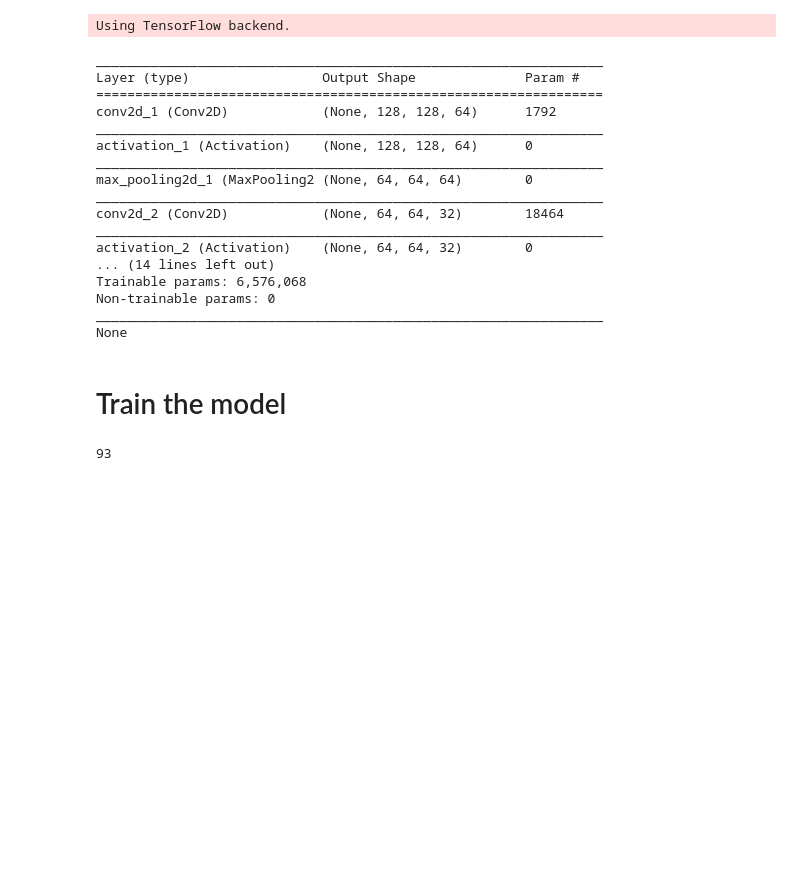
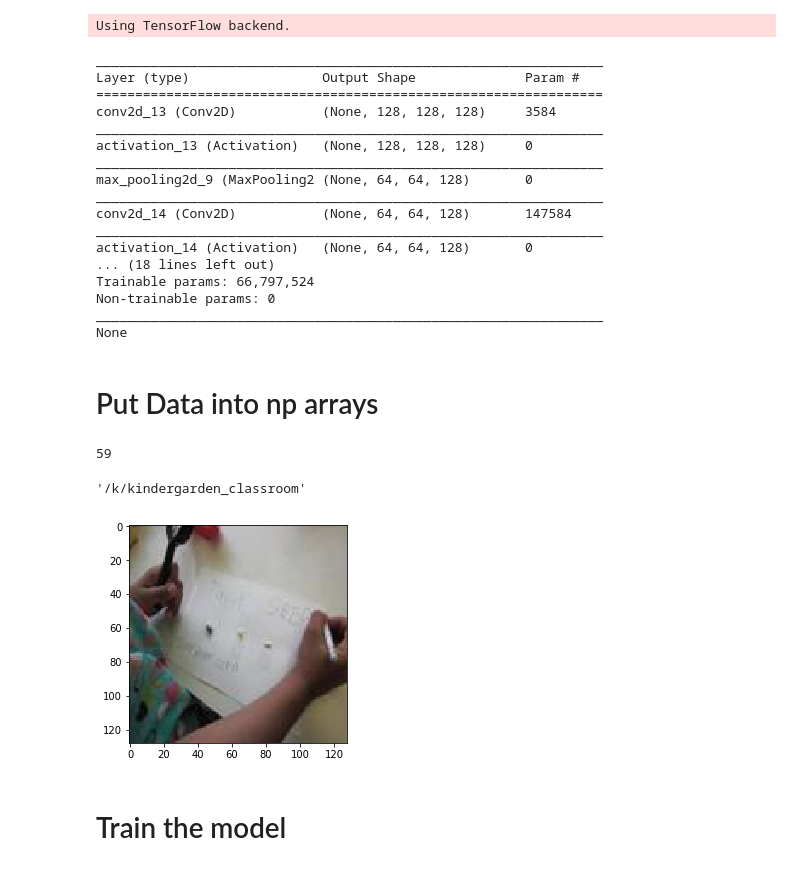
Before and after one commit to darkmatter08/6869-places, a Jupyter notebook: load-data.ipynb, the cells around one changed output. Drawn from its saved outputs; the diff is of its cells as text; code cells hidden in the pictures; blank space fills up the shorter version.

```diff
--- a/load-data.ipynb
+++ b/load-data.ipynb
@@ -62,16 +102,18 @@ Using TensorFlow backend.
 # %%
 def makemodel():
     model = Sequential()
-    model.add(Convolution2D(filters=64,kernel_size=(3, 3), input_shape=(128,128,3), padding='same'))
+    model.add(Convolution2D(filters=128,kernel_size=(3, 3), input_shape=(128,128,3), padding='same'))
     model.add(Activation("relu"))
     model.add(MaxPooling2D(pool_size=(2, 2), padding='same'))
-    model.add(Convolution2D(kernel_size = (3,3), filters = 32, padding='same'))
+    model.add(Convolution2D(kernel_size = (3,3), filters = 128, padding='same'))
     model.add(Activation("relu"))
     model.add(MaxPooling2D(pool_size=(2, 2),padding='same'))
     #model.add(Flatten())
     model.add(Convolution2D(filters=64, kernel_size=(1,1)))
     model.add(Dropout(rate= 0.5))
     model.add(Flatten())
+    model.add(Dense(units=1000))
+    model.add(Dense(units=1000))
     model.add(Dense(units=100))
     #model.add(Reshape((-1,10)))
     model.add(Activation('softmax'))
@@ -89,17 +131,19 @@ model.compile(loss='categorical_crossentropy',
 _________________________________________________________________
 Layer (type)                 Output Shape              Param #
 =================================================================
-conv2d_1 (Conv2D)            (None, 128, 128, 64)      1792
+conv2d_13 (Conv2D)           (None, 128, 128, 128)     3584
 _________________________________________________________________
-activation_1 (Activation)    (None, 128, 128, 64)      0
+activation_13 (Activation)   (None, 128, 128, 128)     0
 _________________________________________________________________
-max_pooling2d_1 (MaxPooling2 (None, 64, 64, 64)        0
+max_pooling2d_9 (MaxPooling2 (None, 64, 64, 128)       0
 _________________________________________________________________
-conv2d_2 (Conv2D)            (None, 64, 64, 32)        18464
+conv2d_14 (Conv2D)           (None, 64, 64, 128)       147584
 _________________________________________________________________
-activation_2 (Activation)    (None, 64, 64, 32)        0
-... (14 lines left out)
-Trainable params: 6,576,068
+activation_14 (Activation)   (None, 64, 64, 128)       0
+... (18 lines left out)
+Trainable params: 66,797,524
 Non-trainable params: 0
 _________________________________________________________________
 None
+# %% [markdown]
+# Put Data into np arrays
@@ -106,2 +155,23 @@ None
+# %%
+all_vals = []
+labels = []
+
+for filename, label in filename_to_category.items():
+    img_path = VAL_PATH + filename
+    all_vals.append(mpimg.imread(img_path))
+    labels.append(make_one_hot(label))
+
+all_vals = np.array(all_vals)
+labels = np.array(labels)
+# %%
+import random
+idx = random.randint(0,99)
+print(idx)
+plt.imshow(all_vals[idx])
+cat_num_to_name[np.argmax(labels[idx])]
+# %% [output]
+59
+'/k/kindergarden_classroom'
+[figure, added]
 # %% [markdown]
 # Train the model
@@ -121,4 +177,0 @@ val_labels_one_hot = transform_labels_to_one_hot(val_labels)
-# %%
-np.argmax(val_labels_one_hot[3])
-# %% [output]
-93
```
Also changed, not shown: parts of 14 cells of this notebook.
